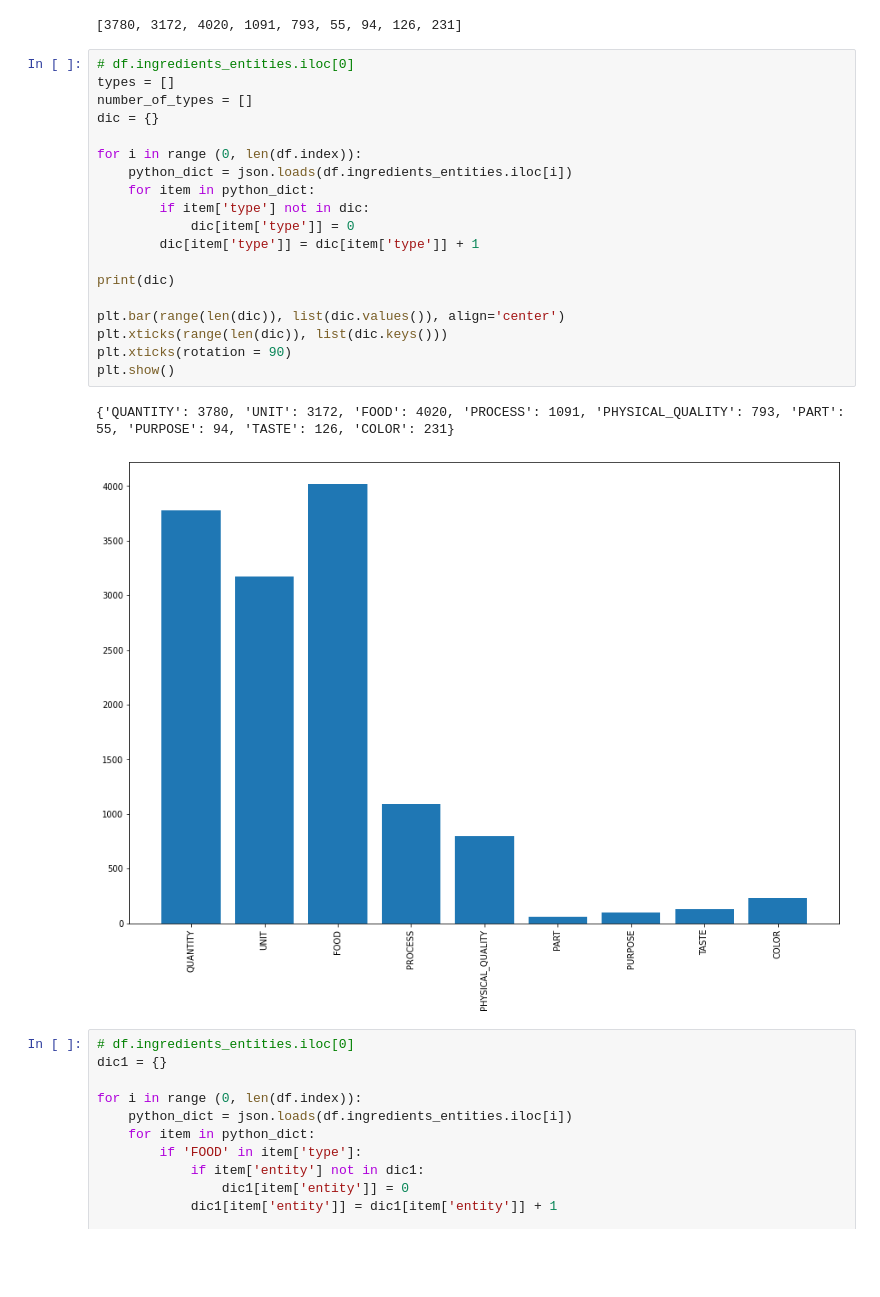
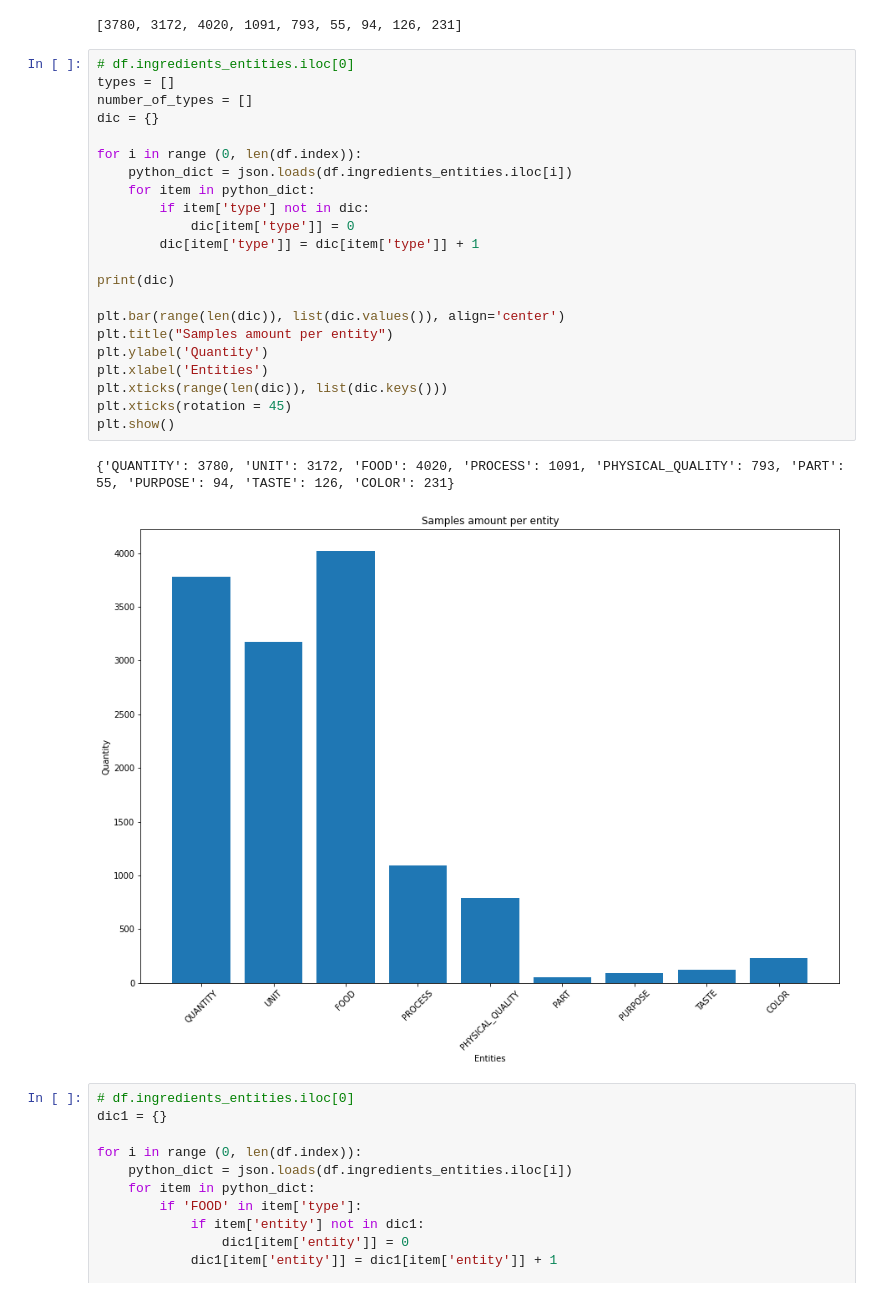
Before and after one commit to NivYahavMilo/ner-food-recipies, a Jupyter notebook: data/visualization.ipynb, the cells around one changed output. Drawn from its saved outputs; the diff is of its cells as text; blank space fills up the shorter version.

```diff
--- a/data/visualization.ipynb
+++ b/data/visualization.ipynb
@@ -120,25 +105,28 @@ number_of_types
 # %%
 # df.ingredients_entities.iloc[0]
 types = []
 number_of_types = []
 dic = {}
 
 for i in range (0, len(df.index)):
     python_dict = json.loads(df.ingredients_entities.iloc[i])
     for item in python_dict:
         if item['type'] not in dic:
             dic[item['type']] = 0
         dic[item['type']] = dic[item['type']] + 1
 
 print(dic)
 
 plt.bar(range(len(dic)), list(dic.values()), align='center')
+plt.title("Samples amount per entity")
+plt.ylabel('Quantity')
+plt.xlabel('Entities')
 plt.xticks(range(len(dic)), list(dic.keys()))
-plt.xticks(rotation = 90)
+plt.xticks(rotation = 45)
 plt.show()
 # %% [output]
 {'QUANTITY': 3780, 'UNIT': 3172, 'FOOD': 4020, 'PROCESS': 1091, 'PHYSICAL_QUALITY': 793, 'PART': 55, 'PURPOSE': 94, 'TASTE': 126, 'COLOR': 231}
-[figure, old version]
+[figure, new version]
 # %%
 # df.ingredients_entities.iloc[0]
 dic1 = {}
```
Also changed, not shown: parts of 3 cells of this notebook, 5 other files.
